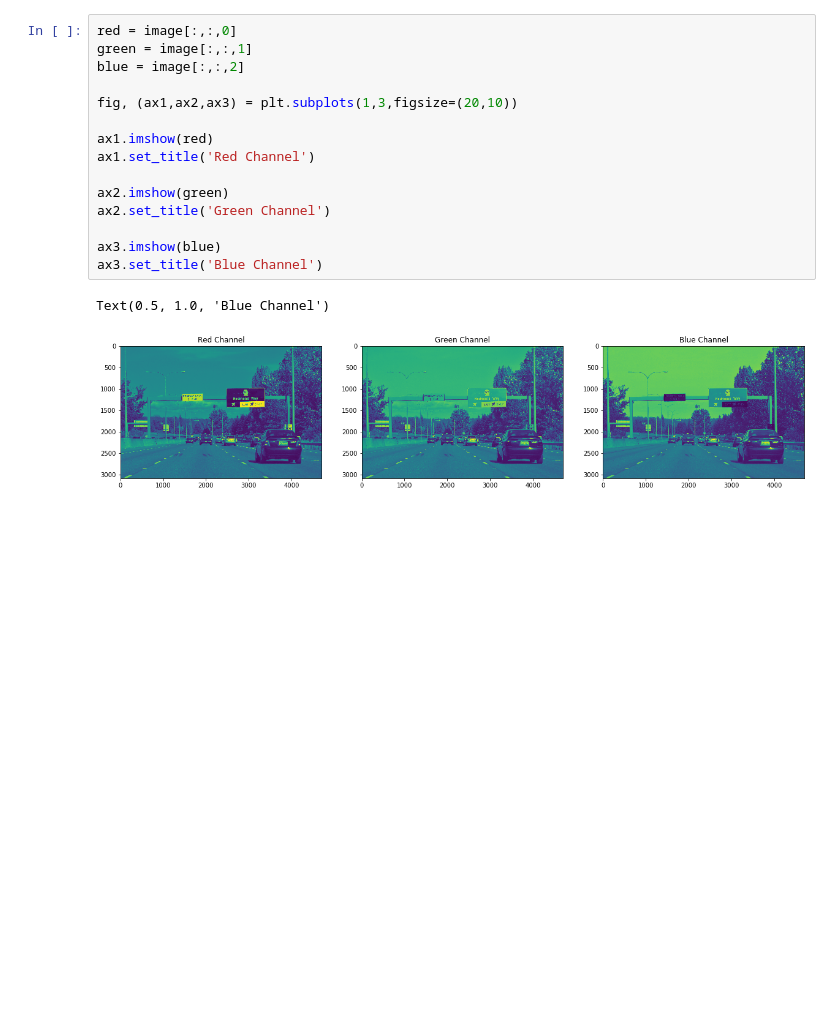
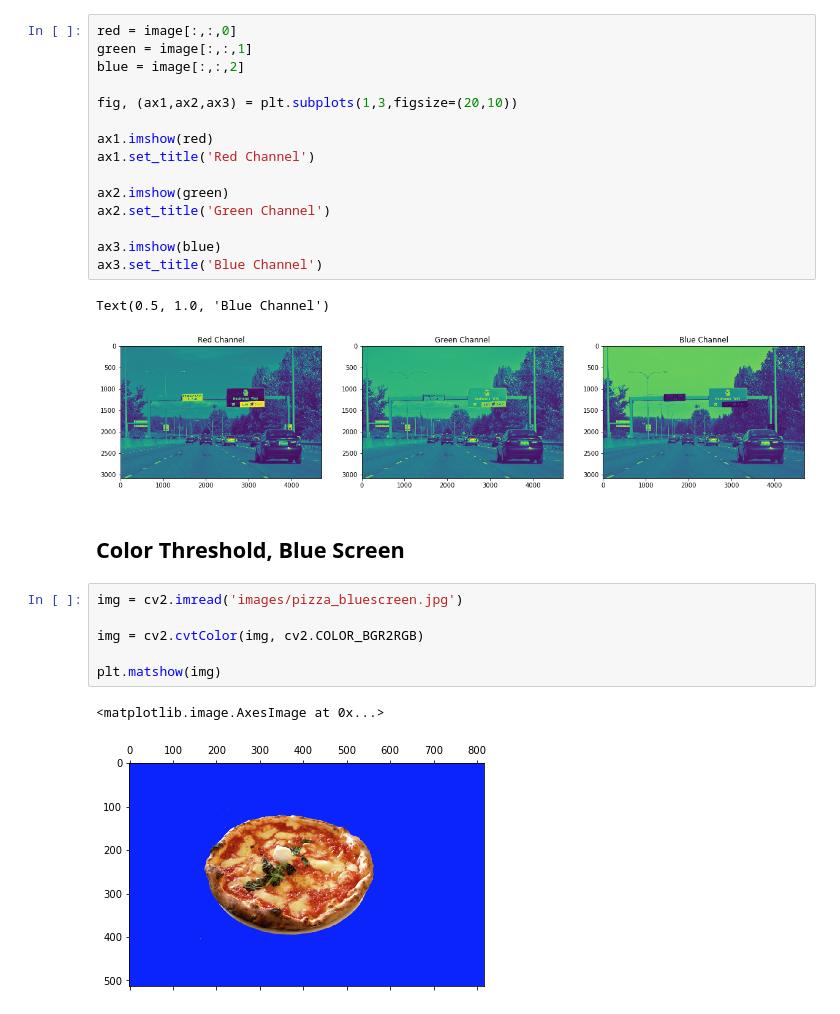
Before and after one commit to gitSuyash/Computer-Vision-Notebooks, a Jupyter notebook: 2. RGB Colorspace.ipynb, the cells around one changed output. Saved outputs shown, nothing was run; the diff lists cells and outputs as text; blank space fills up the shorter version.

Commit message:
Color Thresholding

```diff
--- a/2. RGB Colorspace.ipynb
+++ b/2. RGB Colorspace.ipynb
@@ -39,3 +40,14 @@ ax3.set_title('Blue Channel')
 # %% [output]
 Text(0.5, 1.0, 'Blue Channel')
 [figure]
+# %% [markdown]
+## Color Threshold, Blue Screen
+# %%
+img = cv2.imread('images/pizza_bluescreen.jpg')
+
+img = cv2.cvtColor(img, cv2.COLOR_BGR2RGB)
+
+plt.matshow(img)
+# %% [output]
+<matplotlib.image.AxesImage at 0x...>
+[figure, added]
```
Also changed, not shown: parts of 6 cells of this notebook, 1 other file.
